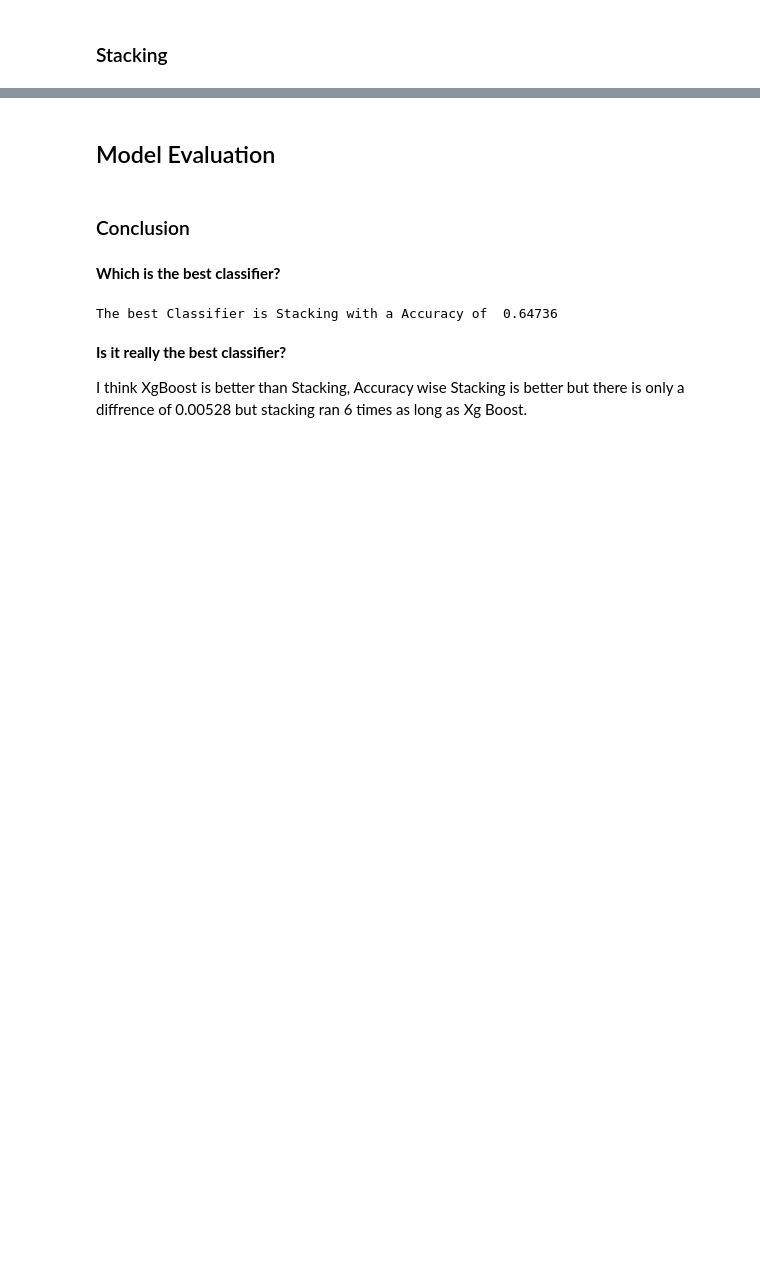
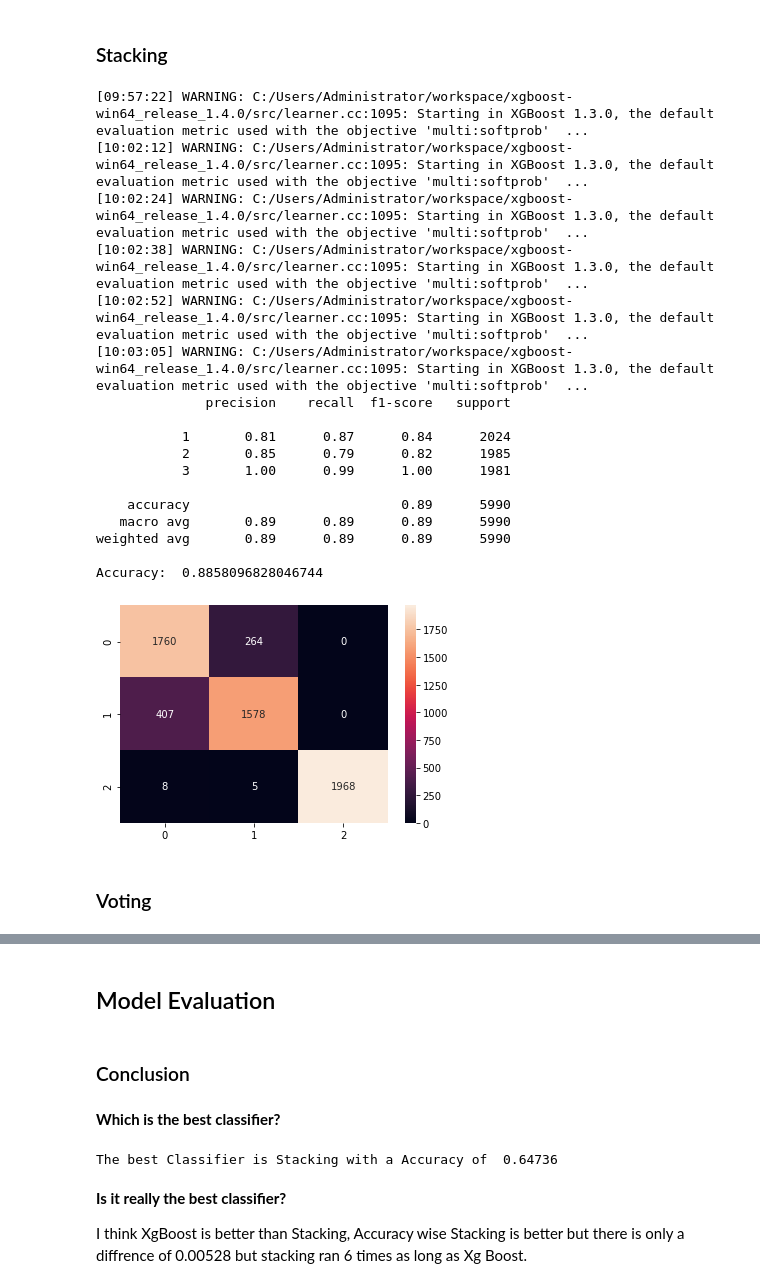
Before and after one commit to Inon-Sinn/Project-Gmar-2, a Jupyter notebook: Part 4 Hands.ipynb, the cells around one changed output, grey strips where cells are left out. Saved outputs shown, nothing was run; the diff lists cells and outputs as text; code cells hidden in the pictures; blank space fills up the shorter version.

Commit message:
Part 4: Model training Finished, starting Grid Search

```diff
--- a/Part 4 Hands.ipynb
+++ b/Part 4 Hands.ipynb
@@ -185,11 +186,13 @@ def Cleaning_Spon_Sync(df):
 def Cleaning_Alone(df):
     df2 = df[df[' Hand Type'] == 'left']
     df3 = df2[df[' # hands'] == 1]
+    df3.dropna(axis=0,inplace=True)
     return df3
 # %%
 def Cleaning_Right_hand(df):
     df2 = df[df[' Hand Type'] == 'right']
     df3 = df2[df[' # hands'] == 1]
+    df3.dropna(axis=0,inplace=True)
     return df3
 # %% [markdown]
 **Right Hand Set**
@@ -443,3 +426,13 @@ X_train, X_test, y_train, y_test = train_test_split(X, y,test_size=0.3, random_s
+# %%
+Train_Copy = shuffle(Train_Copy)
+Test_Copy = shuffle(Test_Copy)
+# %%
+X_train= Train_Copy.drop(["label"],axis =1)
+y_train= Train_Copy["label"]
+
+
+X_test = Test_Copy.drop(["label"],axis =1)
+y_test= Test_Copy["label"]
 # %% [markdown]
 ## Model Preproccesing
 # %%
@@ -619,18 +762,40 @@ print("Accuracy: ", bagN_score)
 # %%
 #fit the model
 estimators=[
-    ('Logistic Regression',logR_grid_Search),
-    ('Random Forest',RFor_grid_Search),
-    ('GRadient Boosting',gradB_grid_Search)]
-Stk = StackingClassifier(estimators = estimators,final_estimator= xgB_grid_Search)
-Stk.fit(X_train_transformed,Y_train)
+    ('KNN',Knn),
+    ('Random Forest',RFor),
+    ('GRadient Boosting',gradB),
+    ('XG Boosting',xgB)]
+Stk = StackingClassifier(estimators = estimators,final_estimator= bagN)
+Stk.fit(X_train_transformed,y_train)
 
 #make predictions
 PredicStk = Stk.predict(X_test_transformed)
 #evaluate predictions
-confmat = confusion_matrix(Y_test, PredicStk)
+confmat = confusion_matrix(y_test, PredicStk)
 sns.heatmap(confmat, annot = True, fmt = "d")
-class_rep = classification_report(Y_test, PredicStk)
-Stk_score = accuracy_score(Y_test, PredicStk)
-print(class_rep1)
+class_rep = classification_report(y_test, PredicStk)
+Stk_score = accuracy_score(y_test, PredicStk)
+print(class_rep)
 print("Accuracy: ", Stk_score)
+# %% [output]
+[09:57:22] WARNING: C:/Users/Administrator/workspace/xgboost-win64_release_1.4.0/src/learner.cc:1095: Starting in XGBoost 1.3.0, the default evaluation metric used with the objective 'multi:softprob'  ...
+[10:02:12] WARNING: C:/Users/Administrator/workspace/xgboost-win64_release_1.4.0/src/learner.cc:1095: Starting in XGBoost 1.3.0, the default evaluation metric used with the objective 'multi:softprob'  ...
+[10:02:24] WARNING: C:/Users/Administrator/workspace/xgboost-win64_release_1.4.0/src/learner.cc:1095: Starting in XGBoost 1.3.0, the default evaluation metric used with the objective 'multi:softprob'  ...
+[10:02:38] WARNING: C:/Users/Administrator/workspace/xgboost-win64_release_1.4.0/src/learner.cc:1095: Starting in XGBoost 1.3.0, the default evaluation metric used with the objective 'multi:softprob'  ...
+[10:02:52] WARNING: C:/Users/Administrator/workspace/xgboost-win64_release_1.4.0/src/learner.cc:1095: Starting in XGBoost 1.3.0, the default evaluation metric used with the objective 'multi:softprob'  ...
+[10:03:05] WARNING: C:/Users/Administrator/workspace/xgboost-win64_release_1.4.0/src/learner.cc:1095: Starting in XGBoost 1.3.0, the default evaluation metric used with the objective 'multi:softprob'  ...
+              precision    recall  f1-score   support
+
+           1       0.81      0.87      0.84      2024
+           2       0.85      0.79      0.82      1985
+           3       1.00      0.99      1.00      1981
+
+    accuracy                           0.89      5990
+   macro avg       0.89      0.89      0.89      5990
+weighted avg       0.89      0.89      0.89      5990
+
+Accuracy:  0.8858096828046744
+[figure, added]
+# %% [markdown]
+### Voting
```
Also changed, not shown: parts of 28 cells of this notebook.
